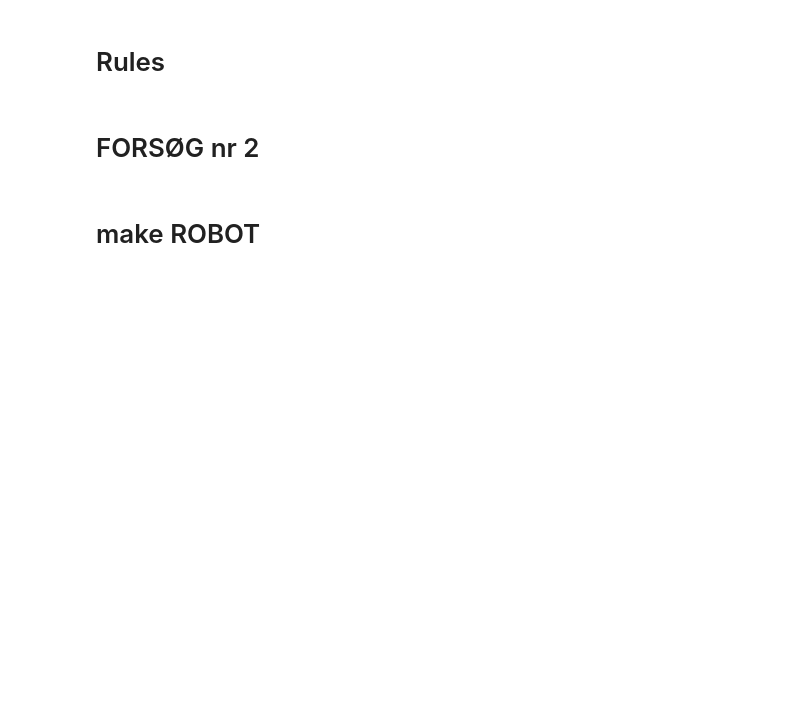
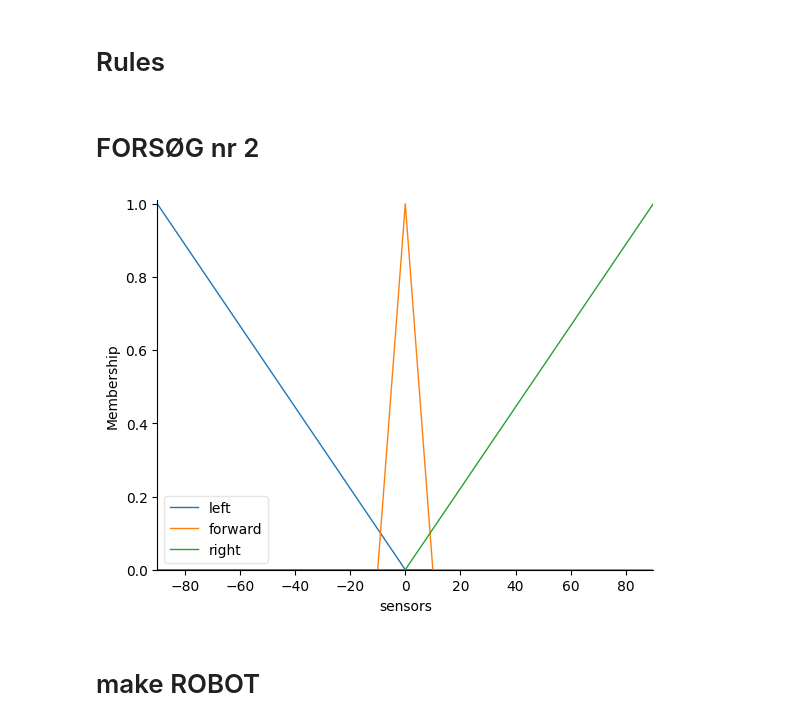
Before and after one commit to ValdemarLange/Sem5, a Jupyter notebook: AI/Lecture4/fuzzy_obstacle_avoidance_exercise.ipynb, the cells around one changed output. Drawn from its saved outputs; the diff is of its cells as text; code cells hidden in the pictures; blank space fills up the shorter version.

```diff
--- a/AI/Lecture4/fuzzy_obstacle_avoidance_exercise.ipynb
+++ b/AI/Lecture4/fuzzy_obstacle_avoidance_exercise.ipynb
@@ -383,33 +396,45 @@ from skfuzzy import control as ctrl
 # %%
 import skfuzzy as fuzz
 from skfuzzy import control as ctrl
 
 
 # TODO: Implement your controller here
 # ...
-dist  = ctrl.Antecedent(np.arange(0, 201, 1), 'dist')
+dist  = ctrl.Antecedent(np.arange(0, 6, 0.1), 'dist')
 sensors = ctrl.Antecedent(np.arange(-90, 91, 1), 'sensors')
+goaldist = ctrl.Antecedent(np.arange(0, 6, 0.1), 'goaldist')
+goalangle = ctrl.Antecedent(np.arange(-180, 181, 1), 'goalangle')
 
-direction = ctrl.Consequent(np.arange(0, 21, 1), 'direction')
+drive = ctrl.Consequent(np.arange(0, 11, 1), 'drive')
 
 ## Membership functions for error
-dist['near'] = fuzz.trimf(dist.universe, [0, 0, 100])
-dist['far'] = fuzz.trimf(dist.universe, [80, 200, 200])
+dist['near'] = fuzz.trimf(dist.universe, [0, 0, 4])
+dist['far'] = fuzz.trimf(dist.universe, [3, 5, 5])
 
+goaldist['near'] = fuzz.trimf(goaldist.universe, [0, 0, 3])
+goaldist['far'] = fuzz.trimf(goaldist.universe, [1, 5, 5])
 
 ## For Valve
-direction['left'] = fuzz.trimf(direction.universe, [0, 0, 10])
-direction['forward'] = fuzz.trimf(direction.universe, [5, 10, 15])
-direction['right'] = fuzz.trimf(direction.universe, [10, 20, 20])
+drive['left'] = fuzz.trimf(drive.universe, [0, 0, 4])
+drive['forward'] = fuzz.trimf(drive.universe, [3, 5, 7])
+drive['right'] = fuzz.trimf(drive.universe, [6, 10, 10])
 
 sensors['left'] = fuzz.trimf(sensors.universe, [-90, -90, 0])
-sensors['forward'] = fuzz.trimf(sensors.universe, [-30, 0, 30])
+sensors['forward'] = fuzz.trimf(sensors.universe, [-10, 0, 10])
 sensors['right'] = fuzz.trimf(sensors.universe, [0, 90, 90])
+
+goalangle['left'] = fuzz.trimf(goalangle.universe, [-180, -180, 0])
+goalangle['forward'] = fuzz.trimf(goalangle.universe, [-40, 0, 40])
+goalangle['right'] = fuzz.trimf(goalangle.universe, [0, 180, 180])
 
 
 
+
+sensors.view()
 #dist.view()
 #direction.view()
+# %% [output]
+[figure, added]
 # %% [markdown]
 # make ROBOT
 # %%
```
Also changed, not shown: parts of 10 cells of this notebook, 5 other files.
